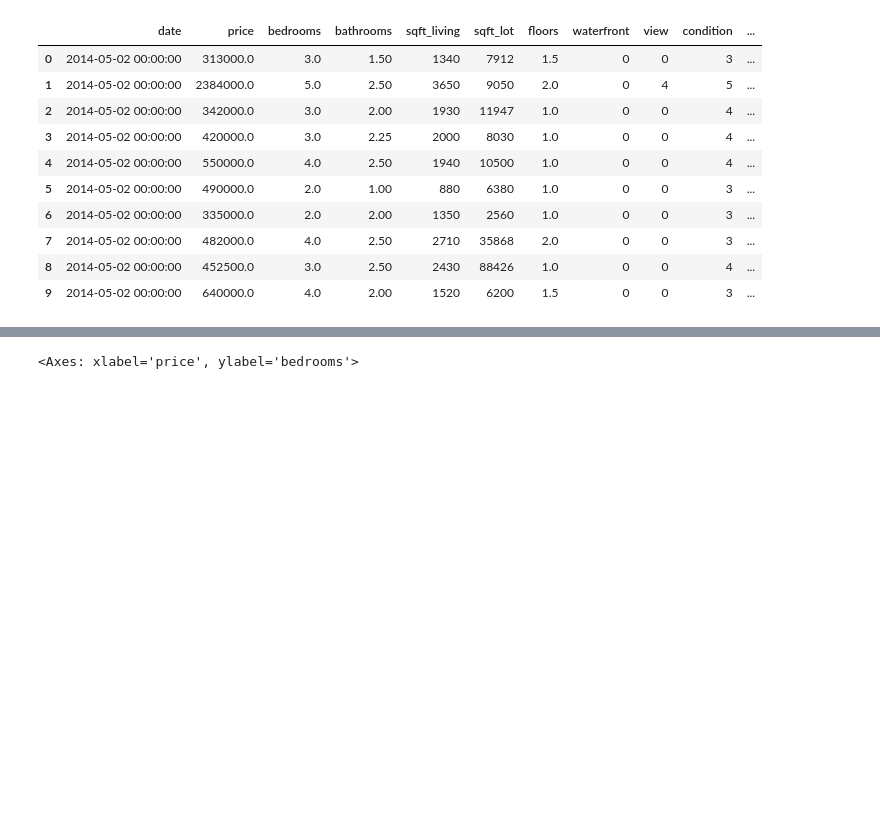
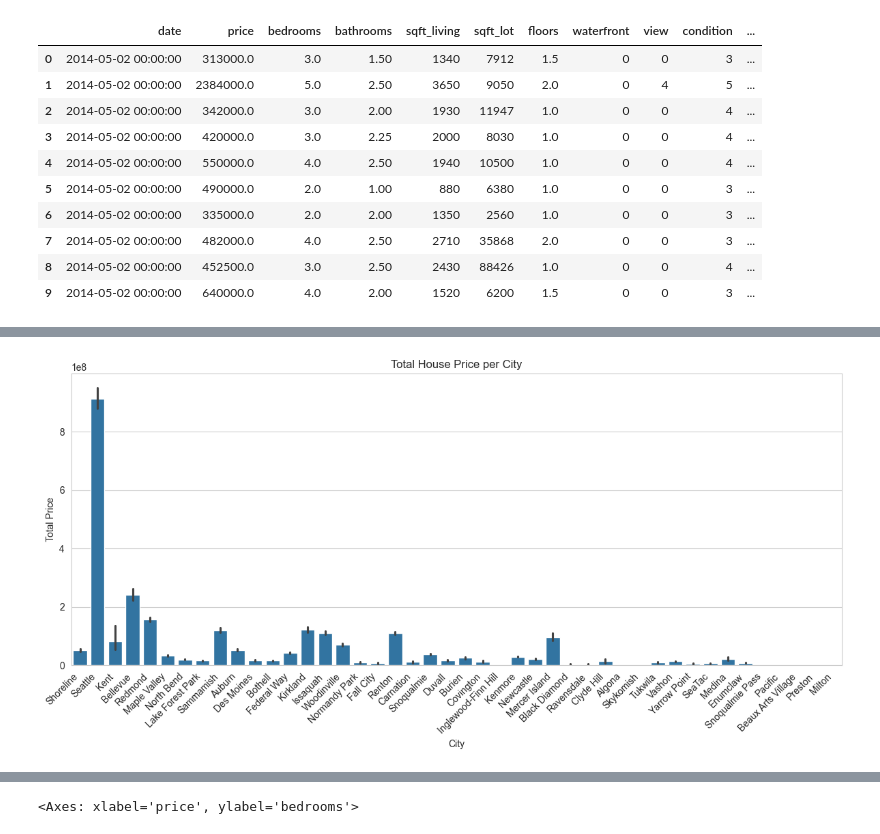
Before and after one commit to David38mk/house-price-prediction-ML, a Jupyter notebook: notebooks/EDA.ipynb, the cells around one changed output, grey strips where cells are left out. Cells and saved outputs as stored; diff of their text form; code cells hidden in the pictures; blank space fills up the shorter version.

```diff
--- a/notebooks/EDA.ipynb
+++ b/notebooks/EDA.ipynb
@@ -17,0 +70,17 @@ data.head(10)
+# %%
+# Visualize total price per city
+plt.figure(figsize=(12, 6))
+sns.barplot(
+    x="city",
+    y="price",
+    data=data,
+    estimator=np.sum
+)
+plt.xticks(rotation=45, ha="right")
+plt.title("Total House Price per City")
+plt.xlabel("City")
+plt.ylabel("Total Price")
+plt.tight_layout()
+plt.show()
+# %% [output]
+[figure, added]
```
Also changed, not shown: parts of 22 cells of this notebook.
